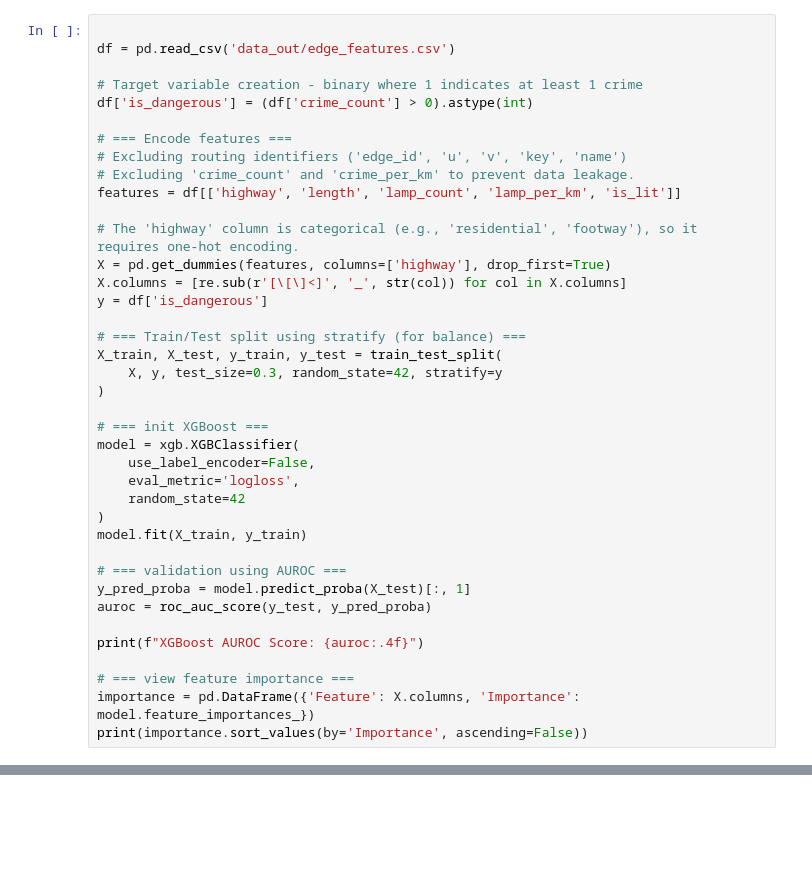
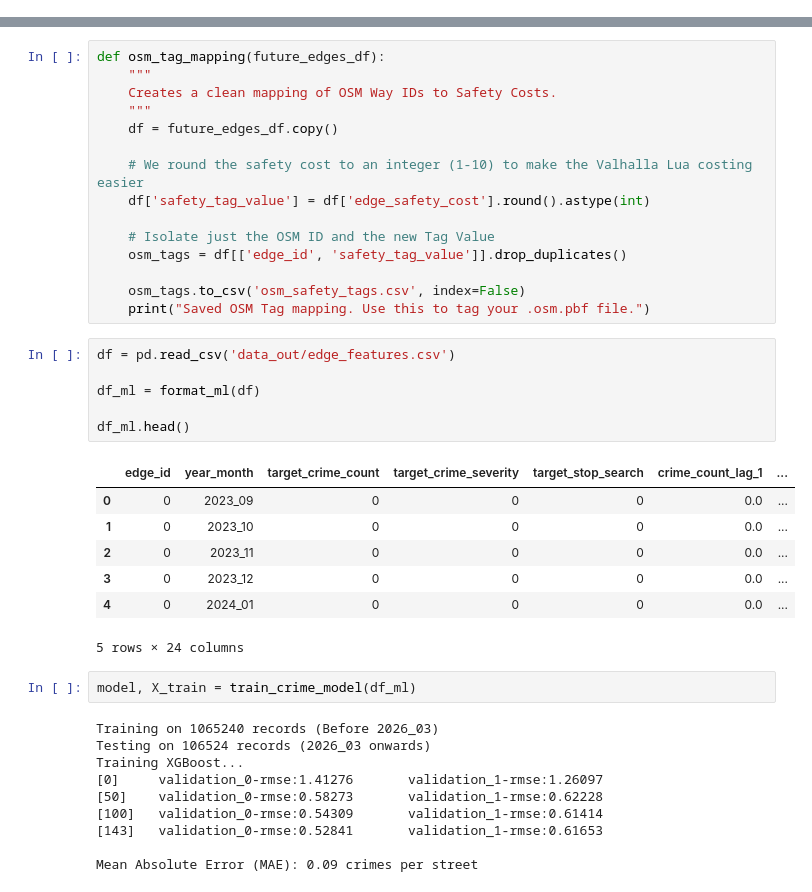
Before and after one commit to djshaf/NightRunner, a Jupyter notebook: Notebook.ipynb, the cells around one changed output, grey strips where cells are left out. Saved outputs shown, nothing was run; the diff lists cells and outputs as text; blank space fills up the shorter version.

Commit message:
Built a simple ML pipeline with osm tag mapping outputs

```diff
--- a/Notebook.ipynb
+++ b/Notebook.ipynb
@@ -7,39 +7,0 @@ import xgboost as xgb
-# %%
-
-df = pd.read_csv('data_out/edge_features.csv')
-
-# Target variable creation - binary where 1 indicates at least 1 crime
-df['is_dangerous'] = (df['crime_count'] > 0).astype(int)
-
-# === Encode features ===
-# Excluding routing identifiers ('edge_id', 'u', 'v', 'key', 'name')
-# Excluding 'crime_count' and 'crime_per_km' to prevent data leakage.
-features = df[['highway', 'length', 'lamp_count', 'lamp_per_km', 'is_lit']]
-
-# The 'highway' column is categorical (e.g., 'residential', 'footway'), so it requires one-hot encoding.
-X = pd.get_dummies(features, columns=['highway'], drop_first=True)
-X.columns = [re.sub(r'[\[\]<]', '_', str(col)) for col in X.columns]
-y = df['is_dangerous']
-
-# === Train/Test split using stratify (for balance) ===
-X_train, X_test, y_train, y_test = train_test_split(
-    X, y, test_size=0.3, random_state=42, stratify=y
-)
-
-# === init XGBoost ===
-model = xgb.XGBClassifier(
-    use_label_encoder=False,
-    eval_metric='logloss',
-    random_state=42
-)
-model.fit(X_train, y_train)
-
-# === validation using AUROC ===
-y_pred_proba = model.predict_proba(X_test)[:, 1]
-auroc = roc_auc_score(y_test, y_pred_proba)
-
-print(f"XGBoost AUROC Score: {auroc:.4f}")
-
-# === view feature importance ===
-importance = pd.DataFrame({'Feature': X.columns, 'Importance': model.feature_importances_})
-print(importance.sort_values(by='Importance', ascending=False))
@@ -156,0 +249,41 @@ Performance Shift:        -0.76%
+# %%
+def osm_tag_mapping(future_edges_df):
+    """
+    Creates a clean mapping of OSM Way IDs to Safety Costs.
+    """
+    df = future_edges_df.copy()
+
+    # We round the safety cost to an integer (1-10) to make the Valhalla Lua costing easier
+    df['safety_tag_value'] = df['edge_safety_cost'].round().astype(int)
+
+    # Isolate just the OSM ID and the new Tag Value
+    osm_tags = df[['edge_id', 'safety_tag_value']].drop_duplicates()
+
+    osm_tags.to_csv('osm_safety_tags.csv', index=False)
+    print("Saved OSM Tag mapping. Use this to tag your .osm.pbf file.")
+# %%
+df = pd.read_csv('data_out/edge_features.csv')
+
+df_ml = format_ml(df)
+
+df_ml.head()
+# %% [output]
+|  | edge_id | year_month | target_crime_count | target_crime_severity | target_stop_search | crime_count_lag_1 | ... |
+| 0 | 0 | 2023_09 | 0 | 0 | 0 | 0.0 | ... |
+| 1 | 0 | 2023_10 | 0 | 0 | 0 | 0.0 | ... |
+| 2 | 0 | 2023_11 | 0 | 0 | 0 | 0.0 | ... |
+| 3 | 0 | 2023_12 | 0 | 0 | 0 | 0.0 | ... |
+| 4 | 0 | 2024_01 | 0 | 0 | 0 | 0.0 | ... |
+5 rows × 24 columns
+# %%
+model, X_train = train_crime_model(df_ml)
+# %% [output]
+Training on 1065240 records (Before 2026_03)
+Testing on 106524 records (2026_03 onwards)
+Training XGBoost...
+[0]     validation_0-rmse:1.41276       validation_1-rmse:1.26097
+[50]    validation_0-rmse:0.58273       validation_1-rmse:0.62228
+[100]   validation_0-rmse:0.54309       validation_1-rmse:0.61414
+[143]   validation_0-rmse:0.52841       validation_1-rmse:0.61653
+
+Mean Absolute Error (MAE): 0.09 crimes per street
```
Also changed, not shown: parts of 10 cells of this notebook, 1 other file.
